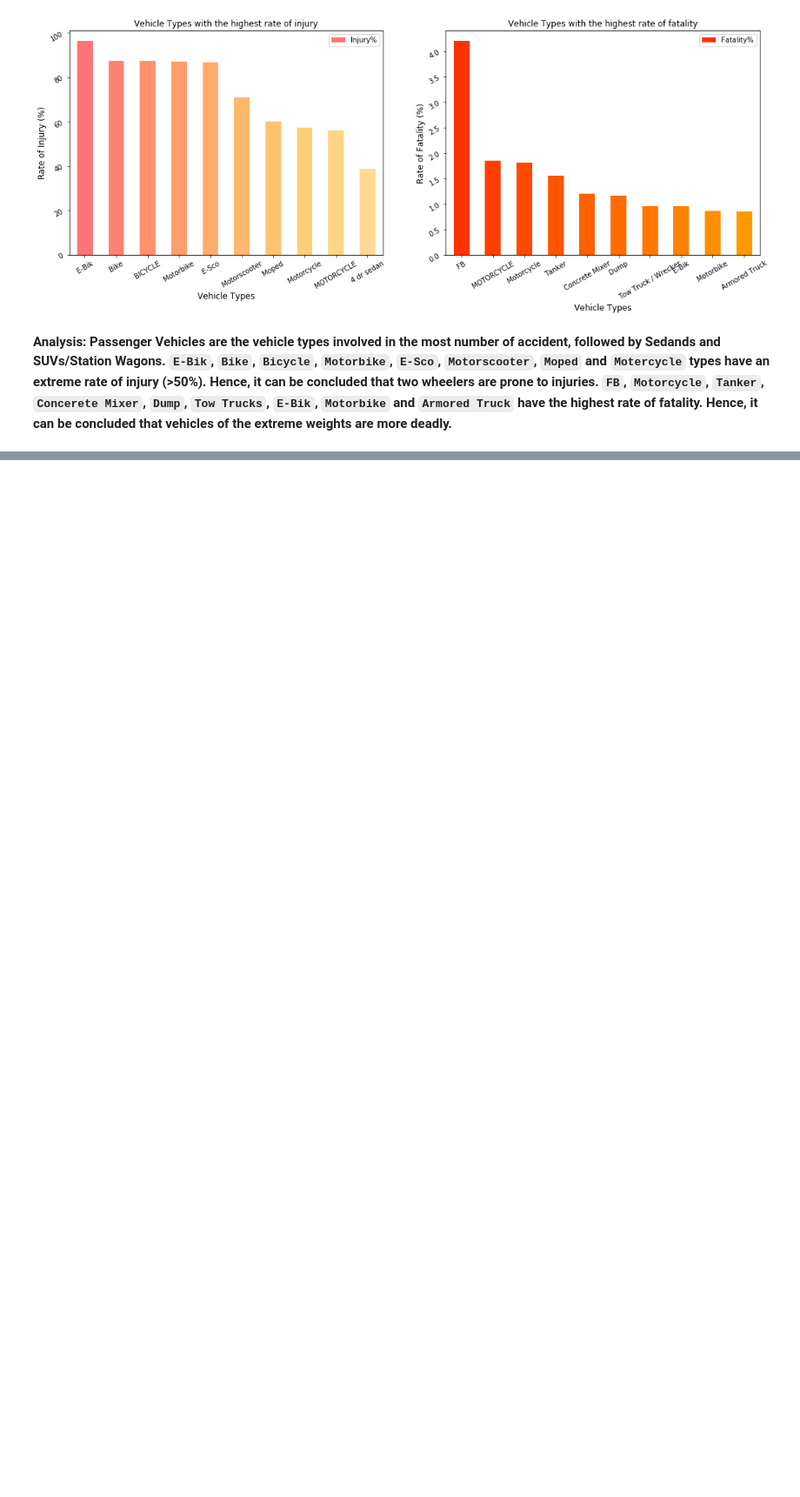
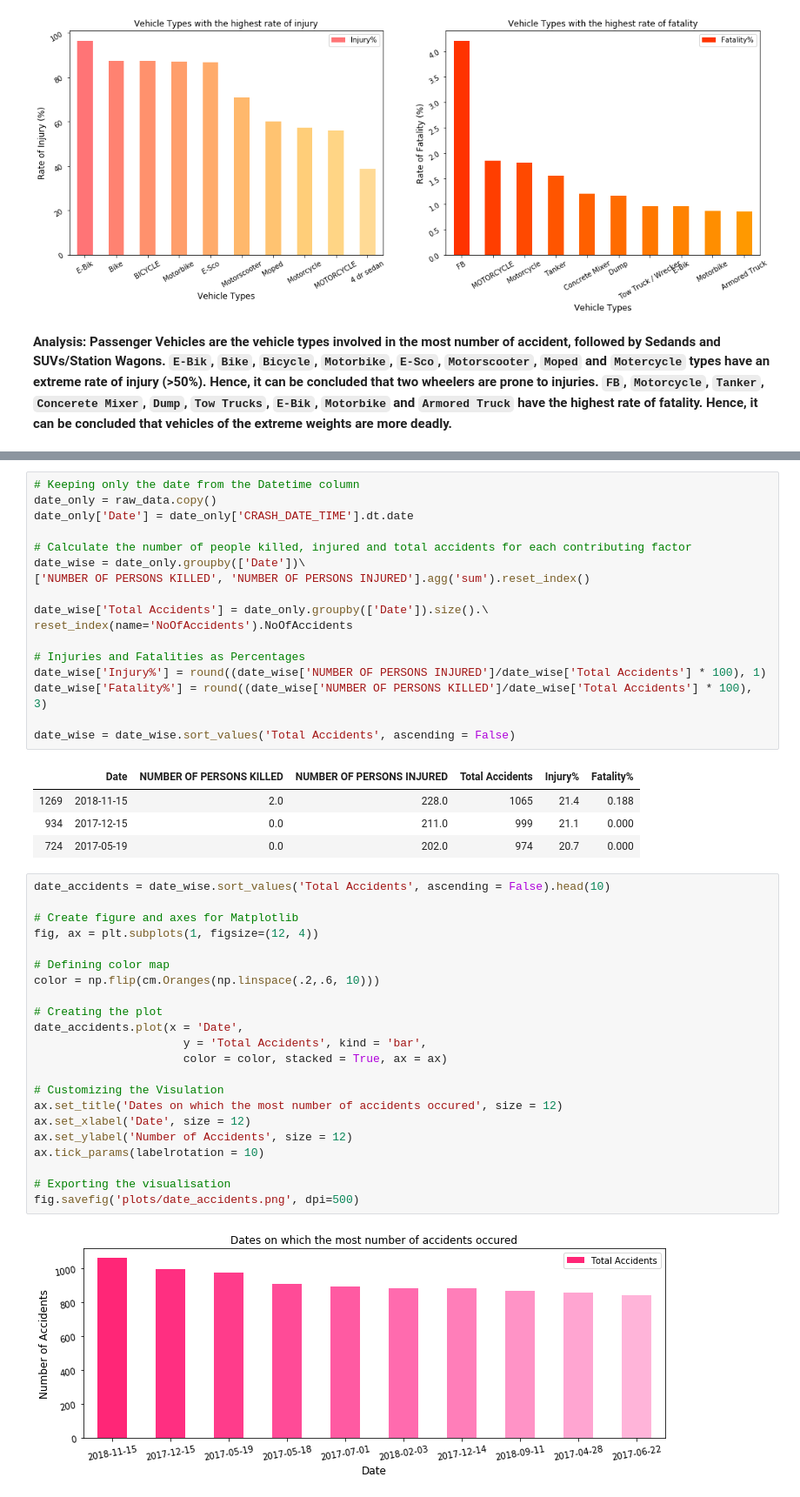
Before and after one commit to skhiearth/NYC-Motor-Vehicle-Collisions, a Jupyter notebook: NYC-Motor-Vehicle-Collisions.ipynb, the cells around one changed output, grey strips where cells are left out. Shown: that part at 87% size. Cells and saved outputs as stored; diff of their text form; blank space fills up the shorter version.

Commit message:
date analysis

```diff
--- a/NYC-Motor-Vehicle-Collisions.ipynb
+++ b/NYC-Motor-Vehicle-Collisions.ipynb
@@ -380,0 +383,46 @@ fig.savefig('plots/vehicle_inj_fat_rate.png', dpi=500)
+# %%
+# Keeping only the date from the Datetime column
+date_only = raw_data.copy()
+date_only['Date'] = date_only['CRASH_DATE_TIME'].dt.date
+
+# Calculate the number of people killed, injured and total accidents for each contributing factor
+date_wise = date_only.groupby(['Date'])\
+['NUMBER OF PERSONS KILLED', 'NUMBER OF PERSONS INJURED'].agg('sum').reset_index()
+
+date_wise['Total Accidents'] = date_only.groupby(['Date']).size().\
+reset_index(name='NoOfAccidents').NoOfAccidents
+
+# Injuries and Fatalities as Percentages
+date_wise['Injury%'] = round((date_wise['NUMBER OF PERSONS INJURED']/date_wise['Total Accidents'] * 100), 1)
+date_wise['Fatality%'] = round((date_wise['NUMBER OF PERSONS KILLED']/date_wise['Total Accidents'] * 100), 3)
+
+date_wise = date_wise.sort_values('Total Accidents', ascending = False)
+# %% [output]
+|  | Date | NUMBER OF PERSONS KILLED | NUMBER OF PERSONS INJURED | Total Accidents | Injury% | Fatality% |
+| 1269 | 2018-11-15 | 2.0 | 228.0 | 1065 | 21.4 | 0.188 |
+| 934 | 2017-12-15 | 0.0 | 211.0 | 999 | 21.1 | 0.000 |
+| 724 | 2017-05-19 | 0.0 | 202.0 | 974 | 20.7 | 0.000 |
+# %%
+date_accidents = date_wise.sort_values('Total Accidents', ascending = False).head(10)
+
+# Create figure and axes for Matplotlib
+fig, ax = plt.subplots(1, figsize=(12, 4))
+
+# Defining color map
+color = np.flip(cm.Oranges(np.linspace(.2,.6, 10)))
+
+# Creating the plot
+date_accidents.plot(x = 'Date',
+                      y = 'Total Accidents', kind = 'bar',
+                      color = color, stacked = True, ax = ax)
+
+# Customizing the Visulation
+ax.set_title('Dates on which the most number of accidents occured', size = 12)
+ax.set_xlabel('Date', size = 12)
+ax.set_ylabel('Number of Accidents', size = 12)
+ax.tick_params(labelrotation = 10)
+
+# Exporting the visualisation
+fig.savefig('plots/date_accidents.png', dpi=500)
+# %% [output]
+[figure, added]
```
Also changed, not shown: parts of 2 cells of this notebook.
